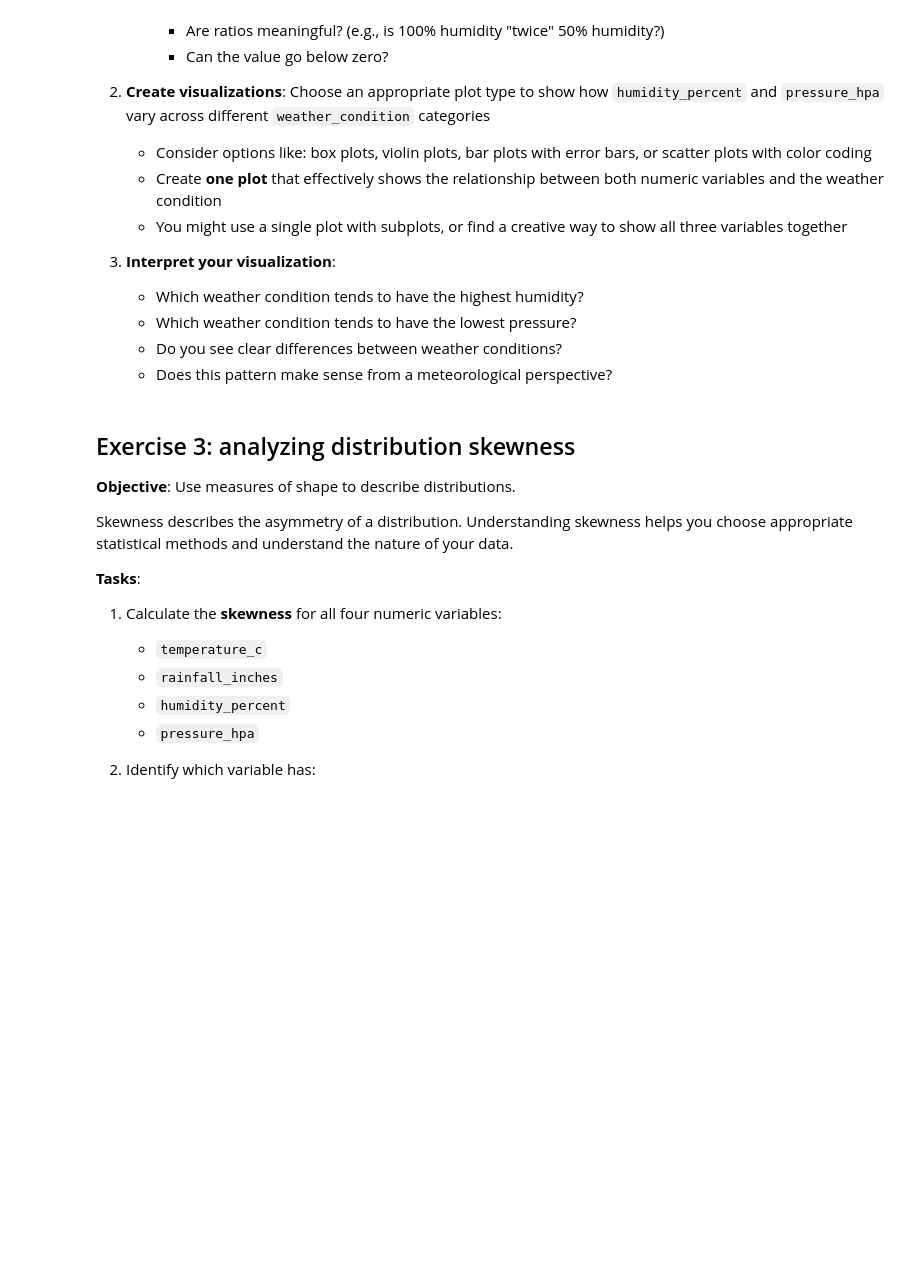
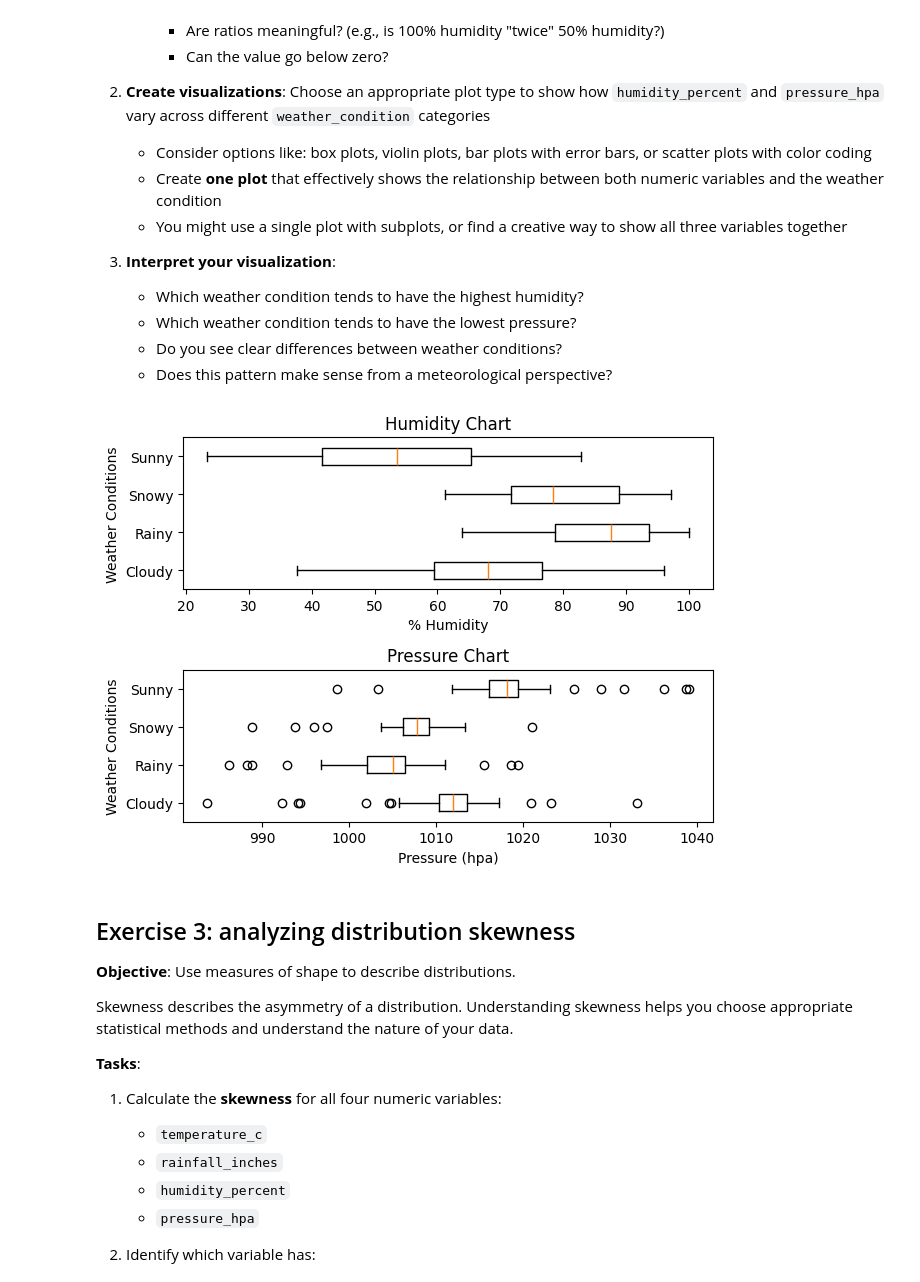
Before and after one commit to kebo0267/AI_ML_Classwork, a Jupyter notebook: Activity/Lesson_12_activity.ipynb, the cells around one changed output. Cells and saved outputs as stored; diff of their text form; code cells hidden in the pictures; blank space fills up the shorter version.

```diff
--- a/Activity/Lesson_12_activity.ipynb
+++ b/Activity/Lesson_12_activity.ipynb
@@ -73,0 +76,12 @@ Name: 0, dtype: float64
+# %%
+def similarity(a):
+    global b
+    return np.dot(a,b)/(np.linalg.norm(a) * np.linalg.norm(b))
+# %%
+
+for index,row in a.iterrows():
+    df.at[index,"similarity"] = similarity(row)
+
+df.sort_values(by="similarity",ascending=False,inplace=True)
+df.to_csv("similarity.csv")
+print(df)
@@ -99,6 +131,44 @@ Understanding data types is crucial for choosing appropriate statistical methods
    - Does this pattern make sense from a meteorological perspective?
 # %%
 # Your code here
+import matplotlib.pyplot as plt
+# Sample data
+
+keys = df["weather_condition"].unique()
+humidity_data = df.groupby("weather_condition")["humidity_percent"]
+pressure_data = df.groupby("weather_condition")["pressure_hpa"]
+humid_values = []
+press_values = []
+temp_keys = []
+
+for key,value in humidity_data:
+    temp_keys.append(key)
+    humid_values.append(value)
+
+
+for key,value in pressure_data:
+    press_values.append(value)
+
+fig, axes = plt.subplots(2)
+
+axes[0].boxplot(humid_values,tick_labels=temp_keys,orientation="horizontal")
+axes[0].set_xlabel("% Humidity")
+axes[0].set_ylabel("Weather Conditions")
+axes[0].set_title("Humidity Chart")
+
+axes[1].boxplot(press_values,tick_labels=temp_keys,orientation="horizontal")
+axes[1].set_xlabel("Pressure (hpa)")
+axes[1].set_ylabel("Weather Conditions")
+axes[1].set_title("Pressure Chart")
+
+plt.tight_layout()
+plt.show()
+
+#plt.boxplot(temp_value,orientation="horizontal")
+plt.show()
+#print(temp_values)
+# %% [output]
+[figure, added]
 # %% [markdown]
 ## Exercise 3: analyzing distribution skewness
 
```
Also changed, not shown: parts of 3 cells of this notebook, 1 other file.
